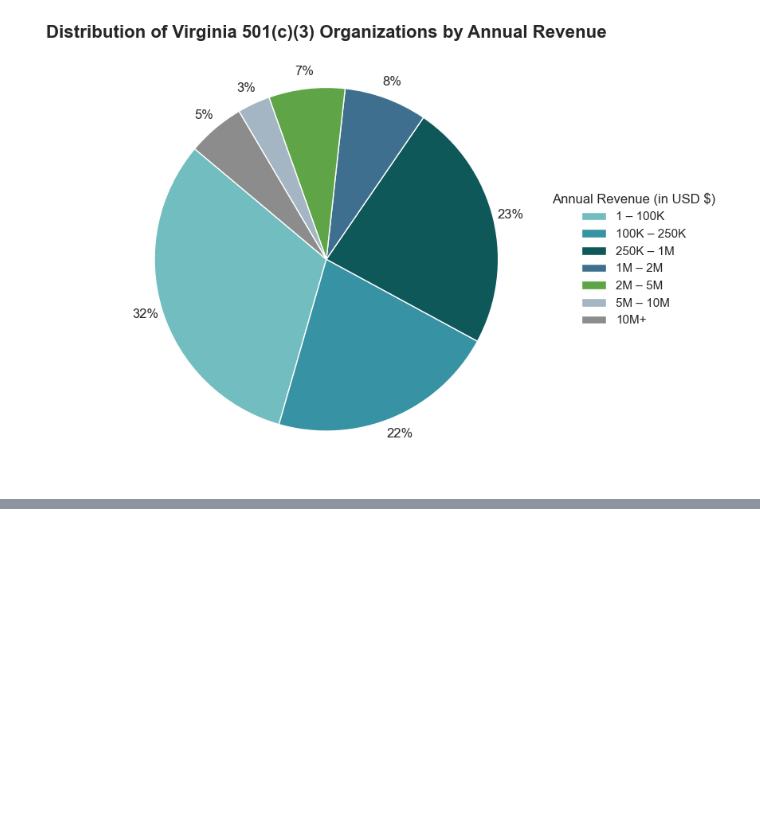
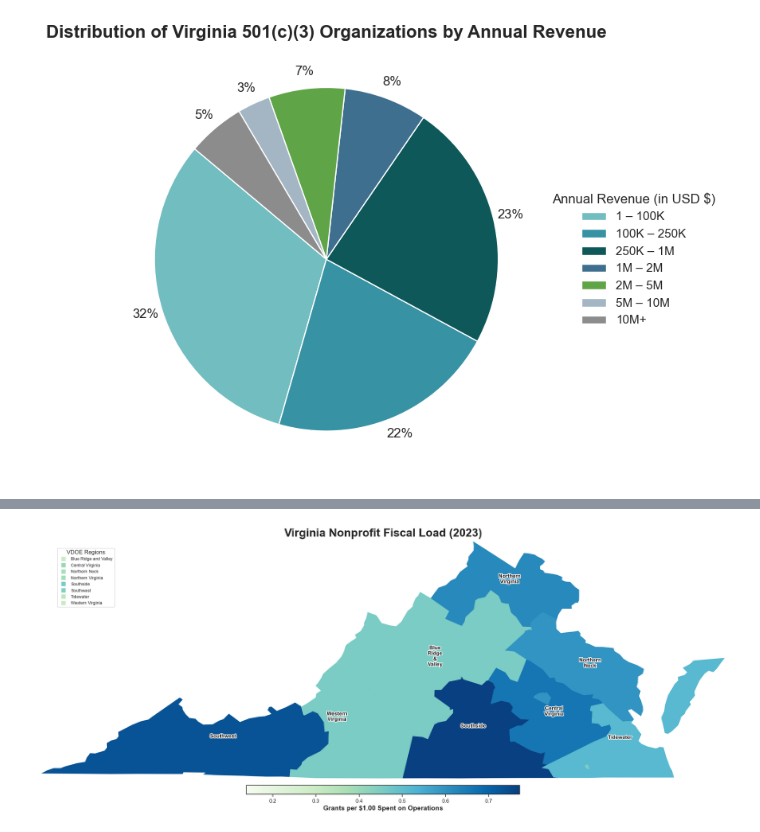
Before and after one commit to yani-iben/virginia-nonprofit-economic-analysis, a Jupyter notebook: notebooks/economic_impact_analysis.ipynb, the cells around one changed output, grey strips where cells are left out. Drawn from its saved outputs; the diff is of its cells as text; code cells hidden in the pictures; blank space fills up the shorter version.

```diff
--- a/notebooks/economic_impact_analysis.ipynb
+++ b/notebooks/economic_impact_analysis.ipynb
@@ -205,0 +355,20 @@ plt.show()
+# %%
+df_service = masterfile[
+    (~masterfile['Category'].str.contains('Philanthropy|Mutual|Other', na=False))
+].copy()
+
+# Aggregate the totals by Region
+grant_stats = df_service.groupby('VDOE_Region').agg({
+    'Revenue_Grants_Unified': 'sum',
+    'Total_Exp_Unified': 'sum'
+})
+
+# Calculate Grant Dependence
+# Formula: (Total Grants / Total Operating Expenses)
+grant_stats['grant_to_expense_ratio'] = (
+    grant_stats['Revenue_Grants_Unified'] / grant_stats['Total_Exp_Unified']
+)
+grant_stats['grant_to_expense_ratio']= round(grant_stats['grant_to_expense_ratio'],3)
+
+print("Service Sector Grant Dependence (Grants per $1 spent):")
+print(grant_stats['grant_to_expense_ratio'].sort_values(ascending=False))
@@ -205,0 +452,68 @@ plt.show()
+# %%
+import matplotlib.pyplot as plt
+import matplotlib.patheffects as path_effects
+from matplotlib.lines import Line2D
+
+# 1. Dissolve and Reset Index
+regional_map = final_map.dissolve(by='VDOE_Region', aggfunc='first').reset_index()
+
+# Use a wider aspect ratio specifically for VA's shape
+fig, ax = plt.subplots(1, 1, figsize=(20, 10))
+
+# 2. Plotting
+regional_map.plot(
+    column='grant_to_expense_ratio',
+    cmap='GnBu',
+    ax=ax,
+    # THE TRICK: Set edgecolor to 'face' or None to hide the cracks
+    edgecolor='face',
+    linewidth=0, # Set to 0 to remove internal boundary lines
+    vmin=-0.5,
+    legend=False
+)
+
+# 3. FIX: Add the Colorbar at the bottom manually so it doesn't squeeze the sides
+sm = plt.cm.ScalarMappable(cmap='GnBu', norm=plt.Normalize(vmin=regional_map['grant_to_expense_ratio'].min(), vmax=regional_map['grant_to_expense_ratio'].max()))
+cbar = fig.colorbar(sm, ax=ax, orientation='horizontal', pad=0.02, shrink=0.4, aspect=30)
+cbar.set_label("Grants per $1.00 Spent on Operations", fontsize=14, fontweight='bold')
+
+# 4. FIX: Position the Legend so it FLOATS (Doesn't squeeze the map)
+legend_elements = [
+    Line2D([0], [0], marker='s', color='w', label=str(row['VDOE_Region']),
+           markerfacecolor=plt.cm.GnBu((row['grant_to_expense_ratio'] + 0.5) / 2.5),
+           markersize=10)
+    for idx, row in regional_map.iterrows() if pd.notna(row['VDOE_Region'])
+]
+
+# Moving legend to lower left or upper right away from the landmass
+ax.legend(handles=legend_elements, loc='upper left', title="VDOE Regions",
+          title_fontsize=12, fontsize=9, frameon=True, bbox_to_anchor=(0.02, 0.98))
+
+# 5. Labeling with Multi-line Support
+for idx, row in regional_map.iterrows():
+    if pd.notna(row['VDOE_Region']):
+        coords = row.geometry.representative_point().coords[0]
+        # Multi-line labels prevent the text from stretching the map boundaries
+        label_text = row['VDOE_Region'].replace(' ', '\n').replace('and', '&')
+        plt.annotate(
+            text=label_text,
+            xy=coords,
+            ha='center', fontsize=11, fontweight='bold',
+            path_effects=[path_effects.withStroke(linewidth=3, foreground="white")]
+        )
+
+# 6. Final Formatting - Focus on the State
+ax.set_aspect('equal')
+bounds = regional_map.total_bounds
+ax.set_xlim(bounds[0], bounds[2])
+ax.set_ylim(bounds[1], bounds[3])
+
+plt.title('Virginia Nonprofit Fiscal Load (2023)', fontsize=24, pad=10, fontweight='bold')
+ax.axis('off')
+
+# Tight layout with no padding
+plt.tight_layout(pad=0)
+plt.savefig('../results_and_visualizations/va_map_optimized.png', dpi=300, bbox_inches='tight')
+plt.show()
+# %% [output]
+[figure, added]
```
Also changed, not shown: parts of 29 cells of this notebook, 11 other files.
